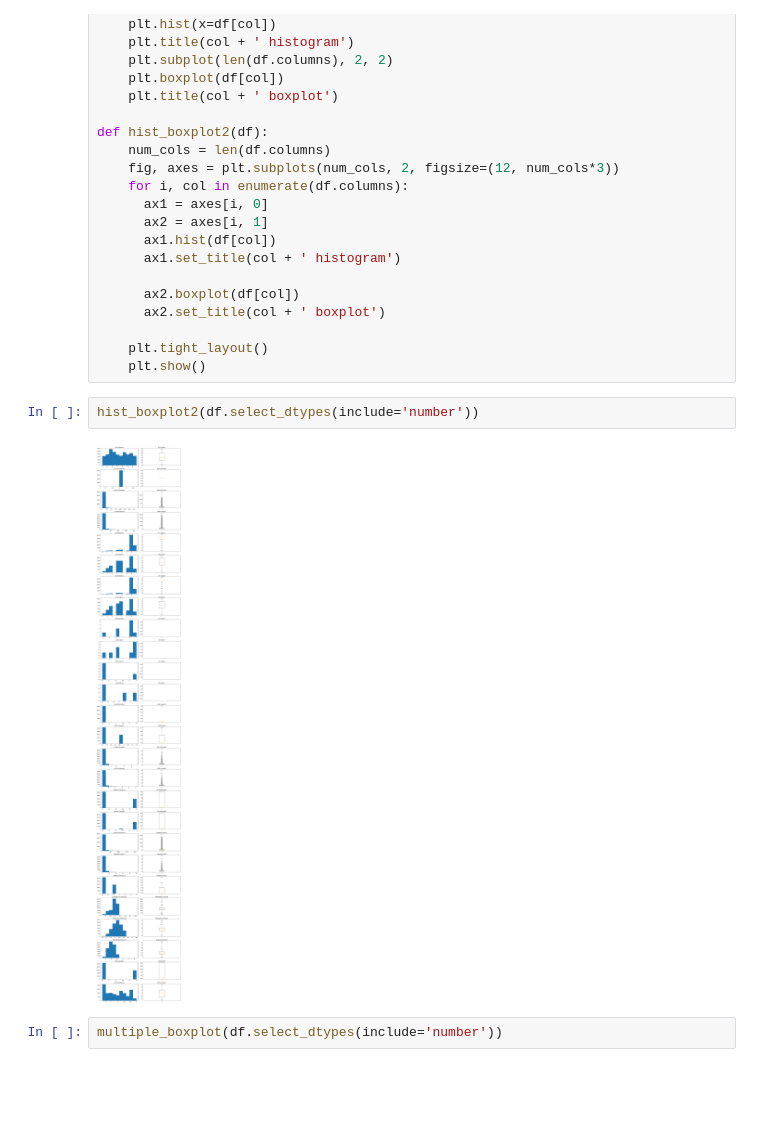
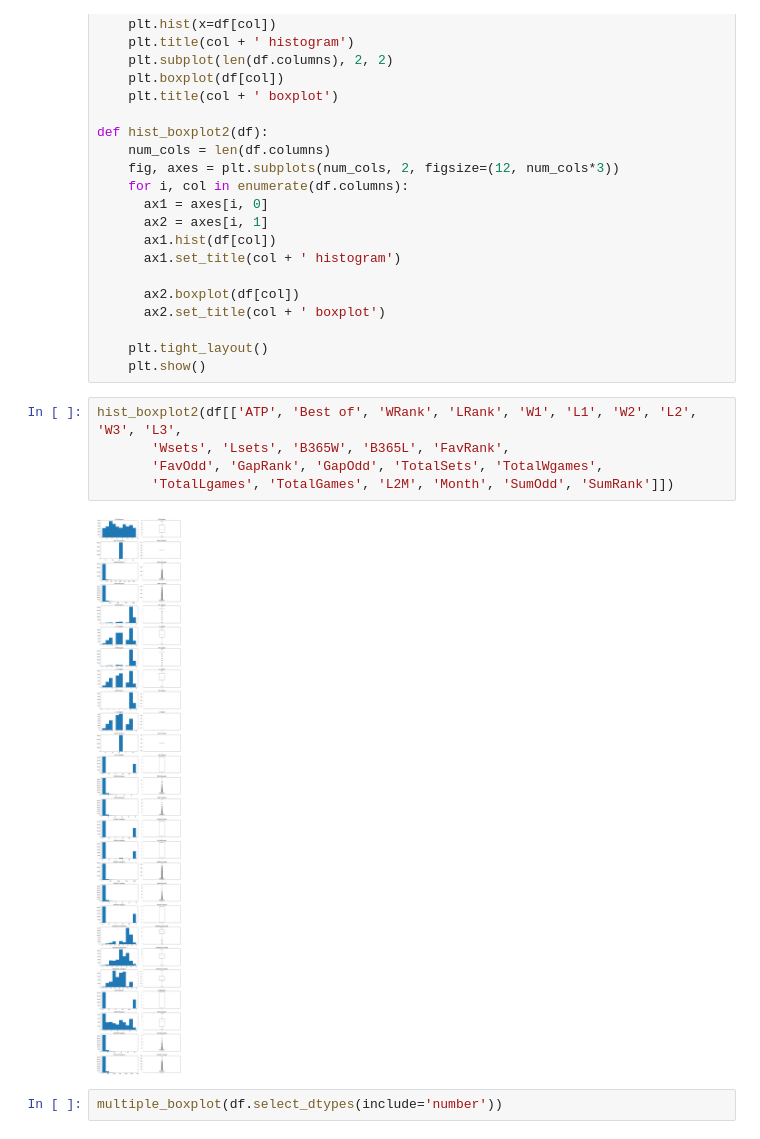
Before and after one commit to Marc-Abele/tennis-predictions, a Jupyter notebook: ml_3sets.ipynb, the cells around one changed output. Cells and saved outputs as stored; diff of their text form; blank space fills up the shorter version.

```diff
--- a/ml_3sets.ipynb
+++ b/ml_3sets.ipynb
@@ -99,10 +137,13 @@ def hist_boxplot2(df):
 
     plt.tight_layout()
     plt.show()
-# %%
-hist_boxplot2(df.select_dtypes(include='number'))
-# %% [output]
-[figure, removed]
+# %%
+hist_boxplot2(df[['ATP', 'Best of', 'WRank', 'LRank', 'W1', 'L1', 'W2', 'L2', 'W3', 'L3',
+       'Wsets', 'Lsets', 'B365W', 'B365L', 'FavRank',
+       'FavOdd', 'GapRank', 'GapOdd', 'TotalSets', 'TotalWgames',
+       'TotalLgames', 'TotalGames', 'L2M', 'Month', 'SumOdd', 'SumRank']])
+# %% [output]
+[figure, added]
 # %%
 multiple_boxplot(df.select_dtypes(include='number'))
 # %% [output]
```
Also changed, not shown: parts of 11 cells of this notebook, 3 other files.
